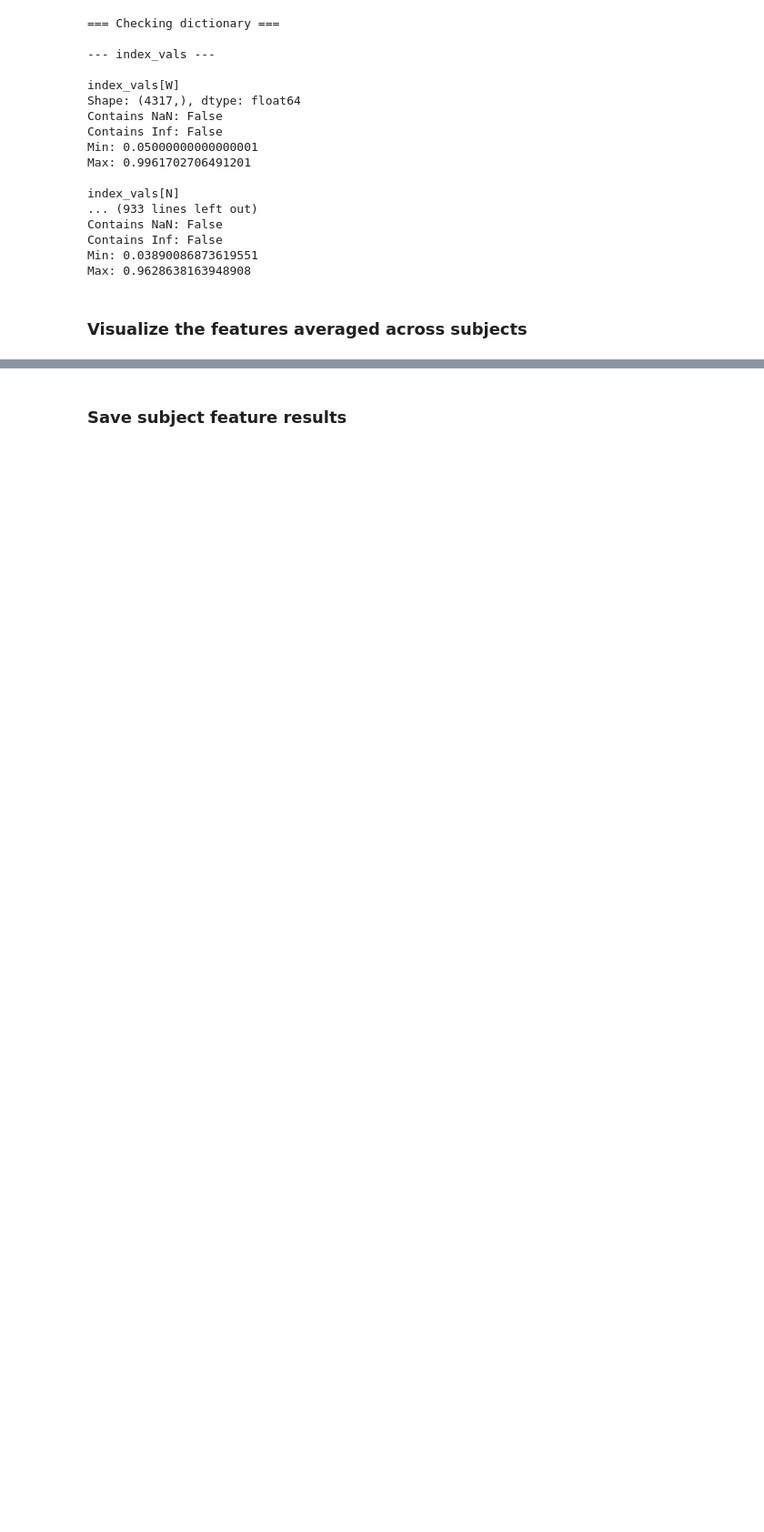
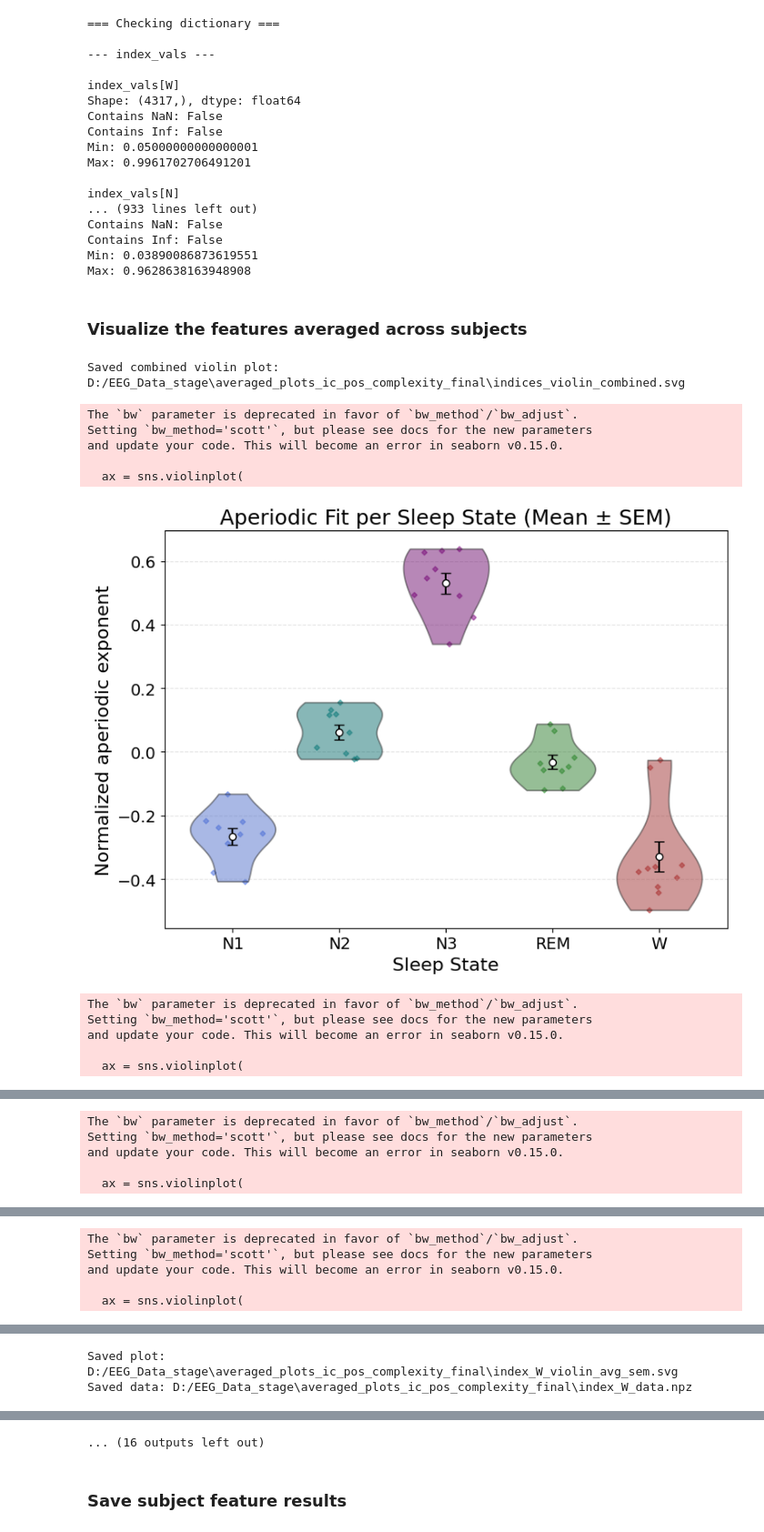
Before and after one commit to AbdelRayan/Human_SleepSCoring, a Jupyter notebook: Tim/Averaged_features.ipynb, the cells around one changed output, grey strips where cells are left out. Shown: that part at 91% size. Saved outputs shown, nothing was run; the diff lists cells and outputs as text; code cells hidden in the pictures; blank space fills up the shorter version.

```diff
--- a/Tim/Averaged_features.ipynb
+++ b/Tim/Averaged_features.ipynb
@@ -670,11 +706,11 @@ window_length = epoch_length * fs
 base_dir = "D:/EEG_Data_stage"
 # Name of the EEG folder in the subject folder
 file_type = "converted_intra_upscale_strips"
-output_dir = os.path.join(base_dir, "averaged_plots_ic_pos_complexity")
+output_dir = os.path.join(base_dir, "averaged_plots_ic_pos_complexity_final")
 cache_dir = os.path.join(base_dir, "cache")
 os.makedirs(output_dir, exist_ok=True)
 # Location of the feature files
-features_dir = os.path.join(base_dir, "features_intra_pos_complexity")
+features_dir = os.path.join(base_dir, "features_intra_pos_complexity_final")
 os.makedirs(features_dir, exist_ok=True)
 # %%
 for file in os.listdir(base_dir):
@@ -801,7 +854,7 @@ def clean_feature_dict_nan_to_zero(d):
     return d
 # %%
 # --- Load, clean, and overwrite feature files ---
-features_dir = os.path.join(base_dir, "features_intra_pos_complexity")
+features_dir = os.path.join(base_dir, "features_intra_pos_complexity_final")
 all_feature_files = [
     f for f in os.listdir(features_dir)
     if f.startswith("features_") and f.endswith(".npy")
@@ -838,7 +891,7 @@ Cleaned and saved: features_31_night2.npy
 Cleaned and saved: features_87_night1.npy
 # %%
 # --- Load feature files ---
-features_dir = os.path.join(base_dir, "features_intra_pos_complexity")
+features_dir = os.path.join(base_dir, "features_intra_pos_complexity_final")
 all_feature_files = [
     f for f in os.listdir(features_dir)
     if f.startswith("features_") and f.endswith(".npy")
@@ -860,6 +913,7 @@ if loaded_dicts:
     averaged_mse = prepare_mse_avg_data(loaded_dicts)
     averaged_indices = average_per_index_per_state(loaded_dicts)
     averaged_power = average_per_signal_per_state(loaded_dicts)
+    collected_means = collect_means_dicts(*loaded_dicts)
 
     averaged_features = {
         'index_means': averaged_index_means,
@@ -867,7 +921,8 @@ if loaded_dicts:
         'dfa_violin': averaged_dfa,
         'mse_avg': averaged_mse,
         'index_avg': averaged_indices,
-        'power_avg': averaged_power
+        'power_avg': averaged_power,
+        'collected_means_index': collected_means
     }
 
     print("✅ Averaged features prepared for plotting.")
@@ -903,14 +958,31 @@ Max: 0.9628638163948908
 ### Visualize the features averaged across subjects
 # %%
 # Plots averaged by subject
-F.plot_index_barplot(averaged_features['index_means'], output_dir)
+F.plot_index_barplot(averaged_features['collected_means_index'], output_dir)
+
+F.plot_index_avg_violin_WNR(averaged_features["collected_means_index"], output_dir)
 
 F.plot_averaged_aperiodic_violin(averaged_features['aperiodic_violin'], output_dir)
 
 F.plot_averaged_dfa_violin(averaged_features['dfa_violin'], output_dir)
 
 F.plot_averaged_mse_violin(averaged_features['mse_avg'], output_dir)
 
 F.plot_index_avg_violin_all(averaged_features['index_avg'], output_dir)
 
-F.plot_signal_violin_all(averaged_features['power_avg'], output_dir)
+
+
+F.plot_signal_violin_all_combined(averaged_features['power_avg'], output_dir)
+# %% [output]
+Saved combined violin plot: D:/EEG_Data_stage\averaged_plots_ic_pos_complexity_final\indices_violin_combined.svg
+The `bw` parameter is deprecated in favor of `bw_method`/`bw_adjust`.
+Setting `bw_method='scott'`, but please see docs for the new parameters
+and update your code. This will become an error in seaborn v0.15.0.
+
+  ax = sns.violinplot(
+[figure, added]
+The `bw` parameter is deprecated in favor of `bw_method`/`bw_adjust`.
+Setting `bw_method='scott'`, but please see docs for the new parameters
+and update your code. This will become an error in seaborn v0.15.0.
+
+  ax = sns.violinplot(
@@ -916,0 +990,5 @@ F.plot_signal_violin_all(averaged_features['power_avg'], output_dir)
+The `bw` parameter is deprecated in favor of `bw_method`/`bw_adjust`.
+Setting `bw_method='scott'`, but please see docs for the new parameters
+and update your code. This will become an error in seaborn v0.15.0.
+
+  ax = sns.violinplot(
@@ -916,0 +996,5 @@ F.plot_signal_violin_all(averaged_features['power_avg'], output_dir)
+The `bw` parameter is deprecated in favor of `bw_method`/`bw_adjust`.
+Setting `bw_method='scott'`, but please see docs for the new parameters
+and update your code. This will become an error in seaborn v0.15.0.
+
+  ax = sns.violinplot(
@@ -916,0 +1002,2 @@ F.plot_signal_violin_all(averaged_features['power_avg'], output_dir)
+Saved plot: D:/EEG_Data_stage\averaged_plots_ic_pos_complexity_final\index_W_violin_avg_sem.svg
+Saved data: D:/EEG_Data_stage\averaged_plots_ic_pos_complexity_final\index_W_data.npz
@@ -917,3 +1010,4 @@ F.plot_signal_violin_all(averaged_features['power_avg'], output_dir)
+... (16 outputs left out)
 # %% [markdown]
 ### Save subject feature results
 # %%
```
Also changed, not shown: parts of 7 cells of this notebook, 11 other files.
